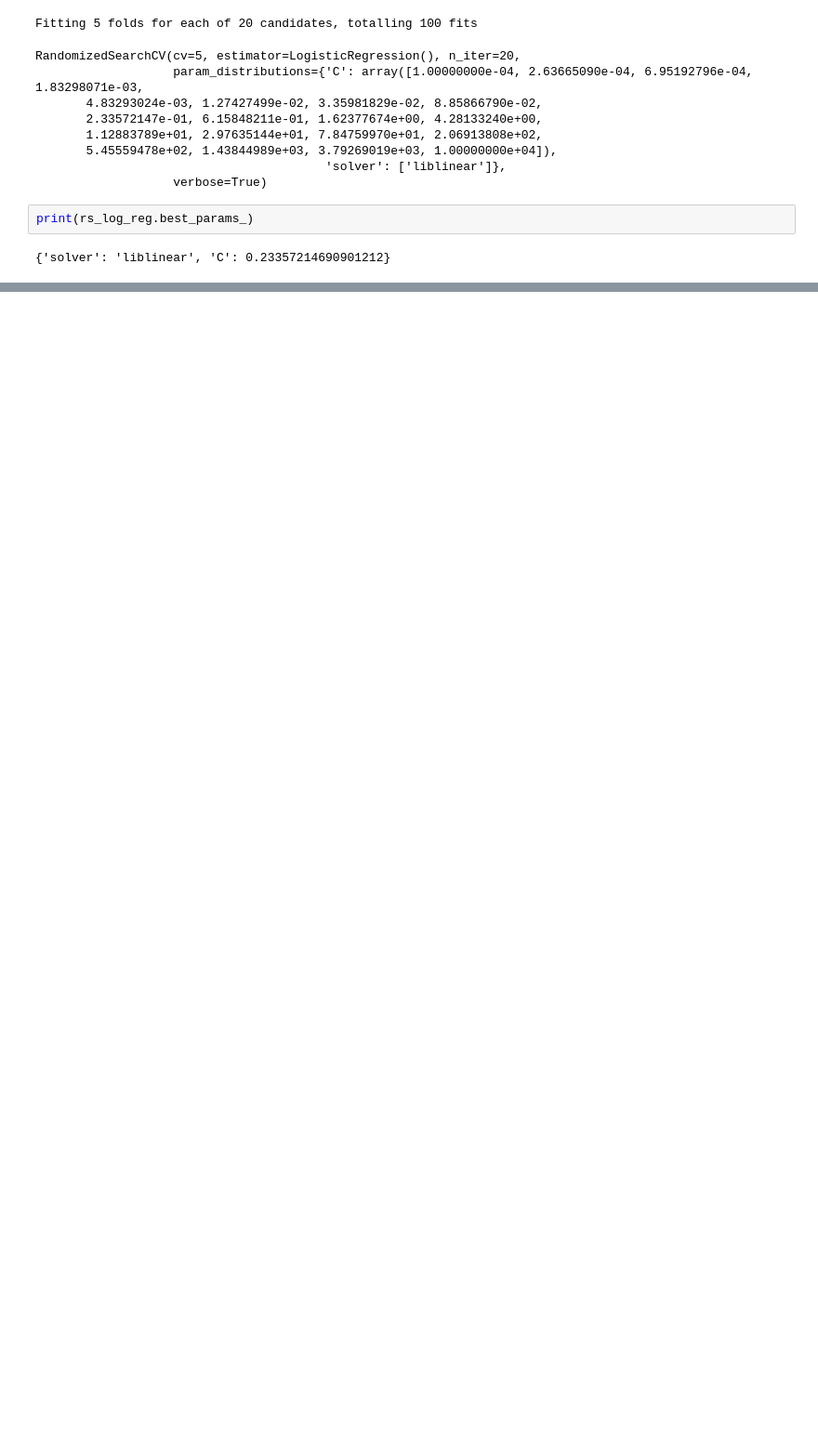
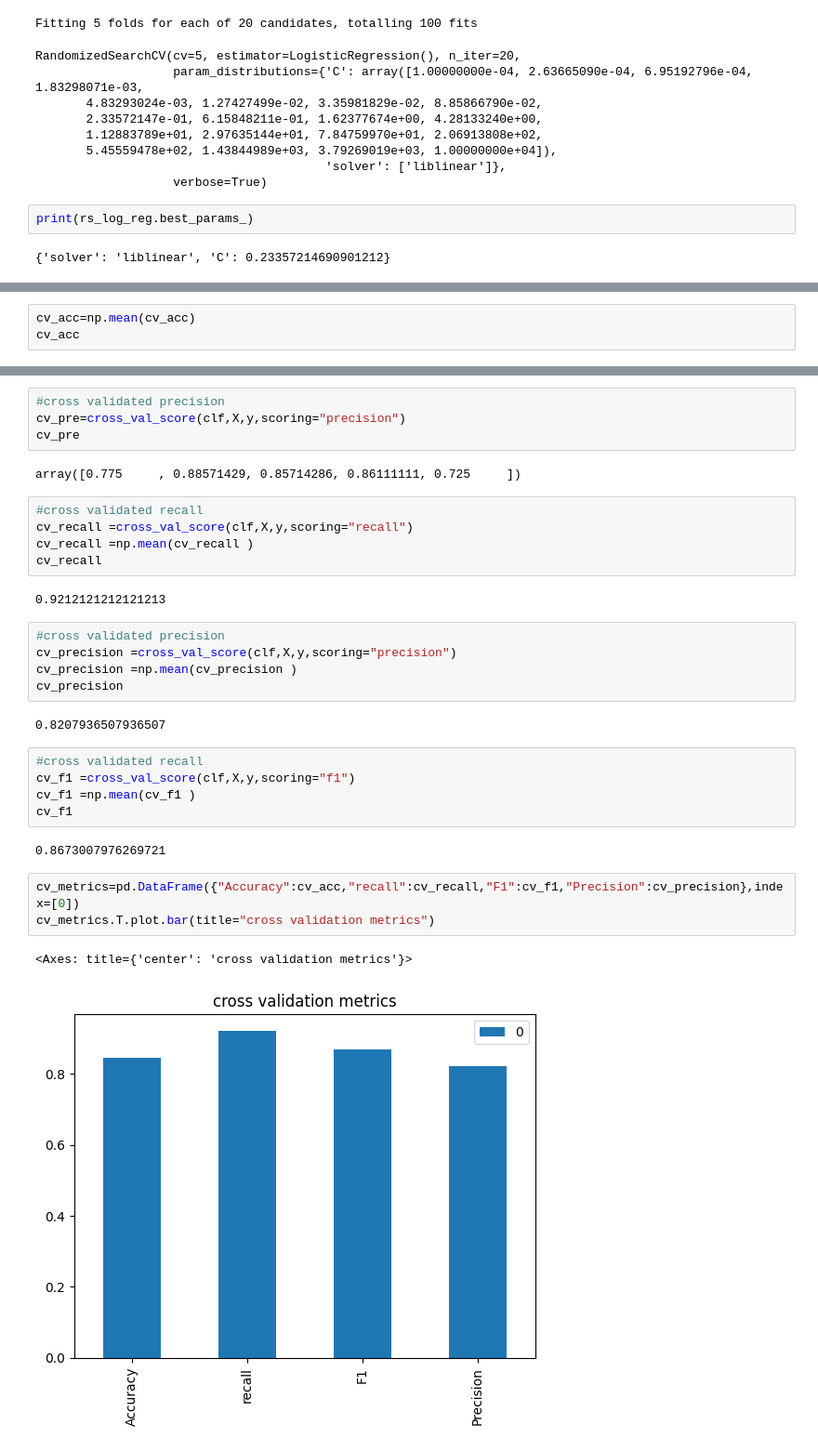
Before and after one commit to abdrhmnre/End-to-end-Heart-Disease-Machine-Learning-project, a Jupyter notebook: workspace/project.ipynb, the cells around one changed output, grey strips where cells are left out. Shown: that part at 93% size. Drawn from its saved outputs; the diff is of its cells as text; blank space fills up the shorter version.

```diff
--- a/workspace/project.ipynb
+++ b/workspace/project.ipynb
@@ -236,0 +366,3 @@ RandomizedSearchCV(cv=5, estimator=RandomForestClassifier(), n_iter=20,
+# %%
+cv_acc=np.mean(cv_acc)
+cv_acc
@@ -236,0 +371,33 @@ RandomizedSearchCV(cv=5, estimator=RandomForestClassifier(), n_iter=20,
+# %%
+#cross validated precision
+cv_pre=cross_val_score(clf,X,y,scoring="precision")
+cv_pre
+# %% [output]
+array([0.775     , 0.88571429, 0.85714286, 0.86111111, 0.725     ])
+# %%
+#cross validated recall
+cv_recall =cross_val_score(clf,X,y,scoring="recall")
+cv_recall =np.mean(cv_recall )
+cv_recall
+# %% [output]
+0.9212121212121213
+# %%
+#cross validated precision
+cv_precision =cross_val_score(clf,X,y,scoring="precision")
+cv_precision =np.mean(cv_precision )
+cv_precision
+# %% [output]
+0.8207936507936507
+# %%
+#cross validated recall
+cv_f1 =cross_val_score(clf,X,y,scoring="f1")
+cv_f1 =np.mean(cv_f1 )
+cv_f1
+# %% [output]
+0.8673007976269721
+# %%
+cv_metrics=pd.DataFrame({"Accuracy":cv_acc,"recall":cv_recall,"F1":cv_f1,"Precision":cv_precision},index=[0])
+cv_metrics.T.plot.bar(title="cross validation metrics")
+# %% [output]
+<Axes: title={'center': 'cross validation metrics'}>
+[figure, added]
```
Also changed, not shown: parts of 20 cells of this notebook.
